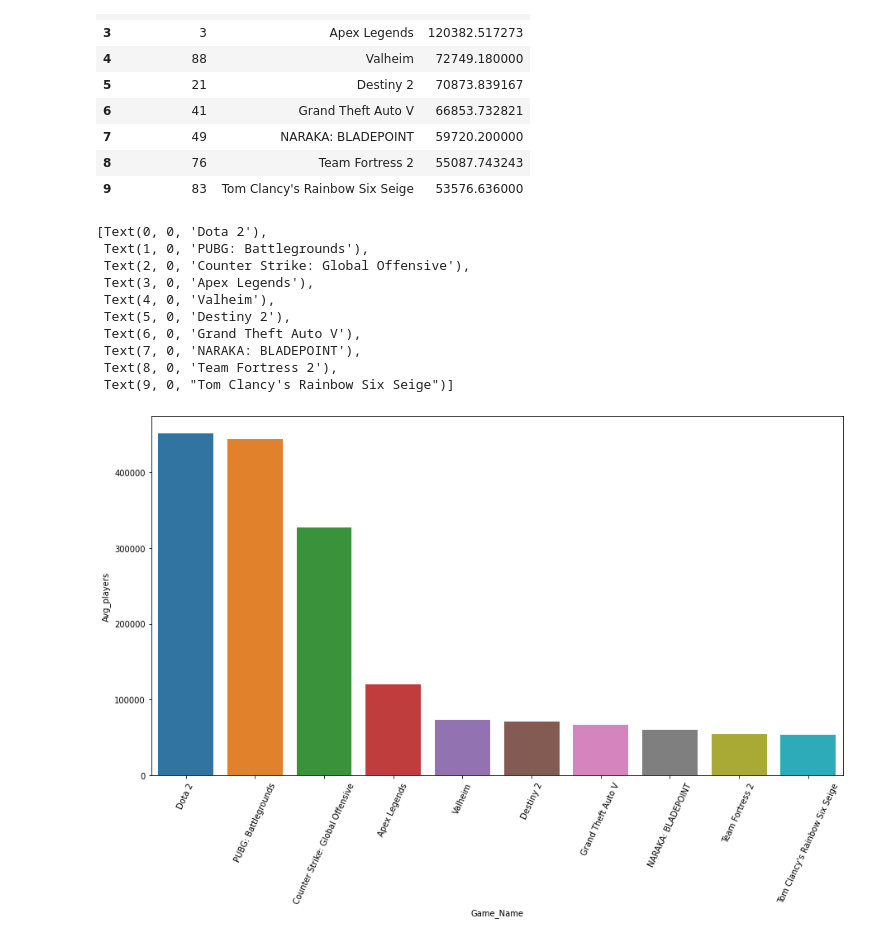
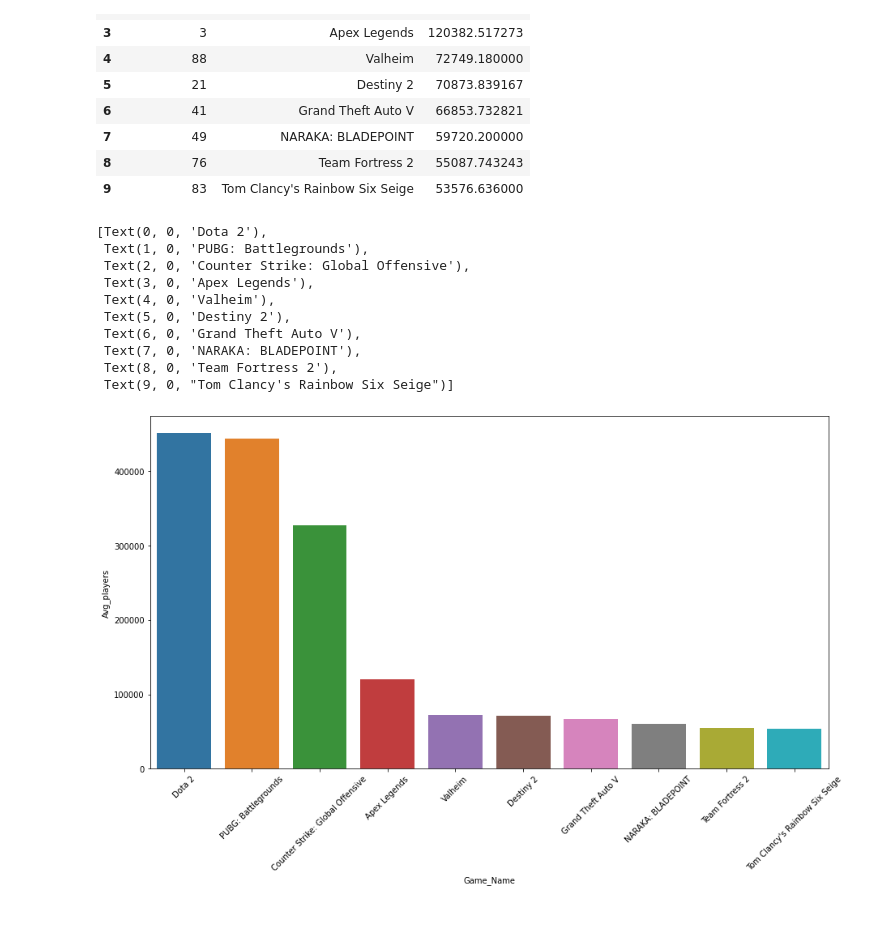
Before and after one commit to Ambush3/Steam-Gamer-Data, a Jupyter notebook: Steam Data.ipynb, the cells around one changed output. Cells and saved outputs as stored; diff of their text form; code cells hidden in the pictures.

Commit message:
Plotting

```diff
--- a/Steam Data.ipynb
+++ b/Steam Data.ipynb
@@ -108,16 +108,16 @@ sd2
 # %%
 plt.figure(figsize=(15, 8))
 ax = sns.barplot(x='Game_Name', y='Avg_players', data=sd2)
-ax.set_xticklabels(ax.get_xticklabels(), rotation=65)
+ax.set_xticklabels(ax.get_xticklabels(), rotation=45)
 # %% [output]
 [Text(0, 0, 'Dota 2'),
  Text(1, 0, 'PUBG: Battlegrounds'),
  Text(2, 0, 'Counter Strike: Global Offensive'),
  Text(3, 0, 'Apex Legends'),
  Text(4, 0, 'Valheim'),
  Text(5, 0, 'Destiny 2'),
  Text(6, 0, 'Grand Theft Auto V'),
  Text(7, 0, 'NARAKA: BLADEPOINT'),
  Text(8, 0, 'Team Fortress 2'),
  Text(9, 0, "Tom Clancy's Rainbow Six Seige")]
-[figure, old version]
+[figure, new version]
```
Also changed, not shown: parts of 5 cells of this notebook, 1 other file.
